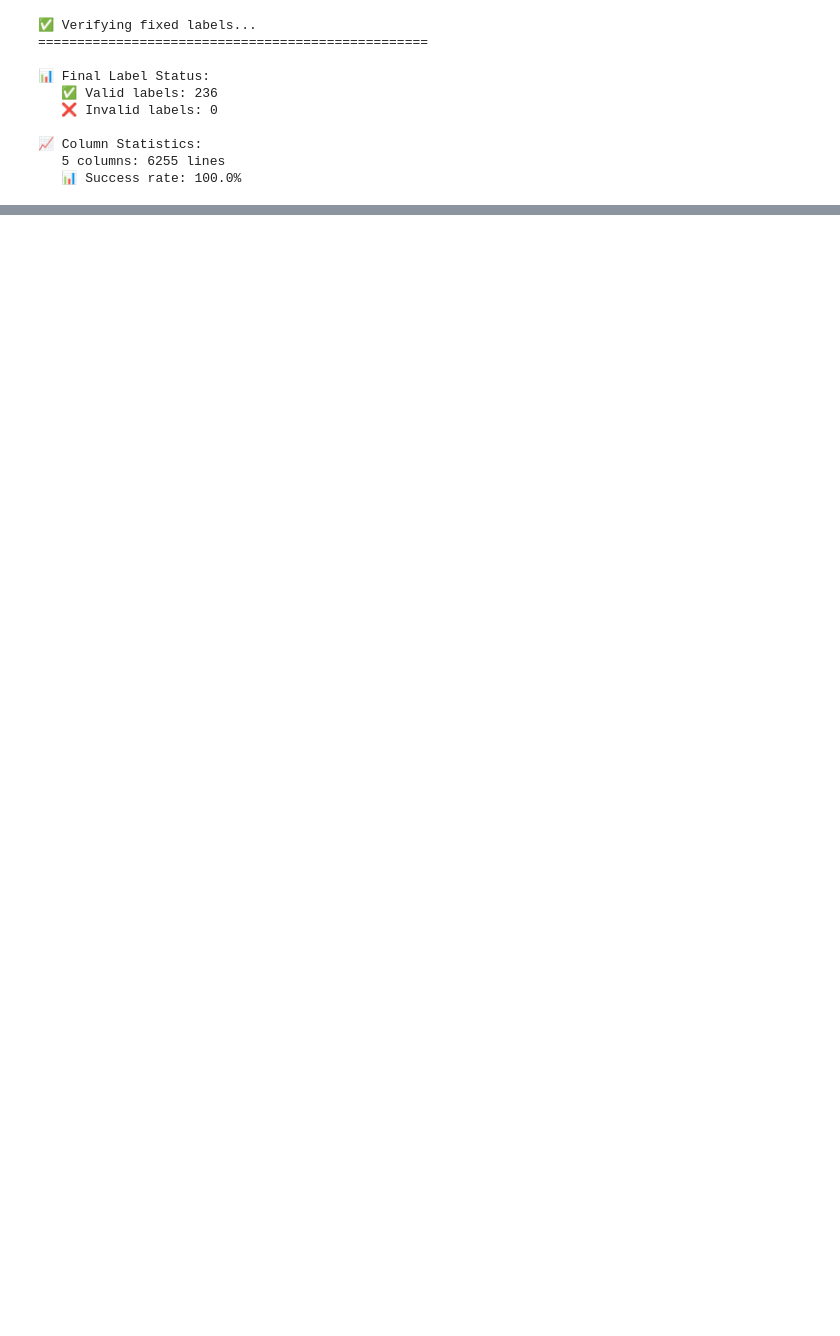
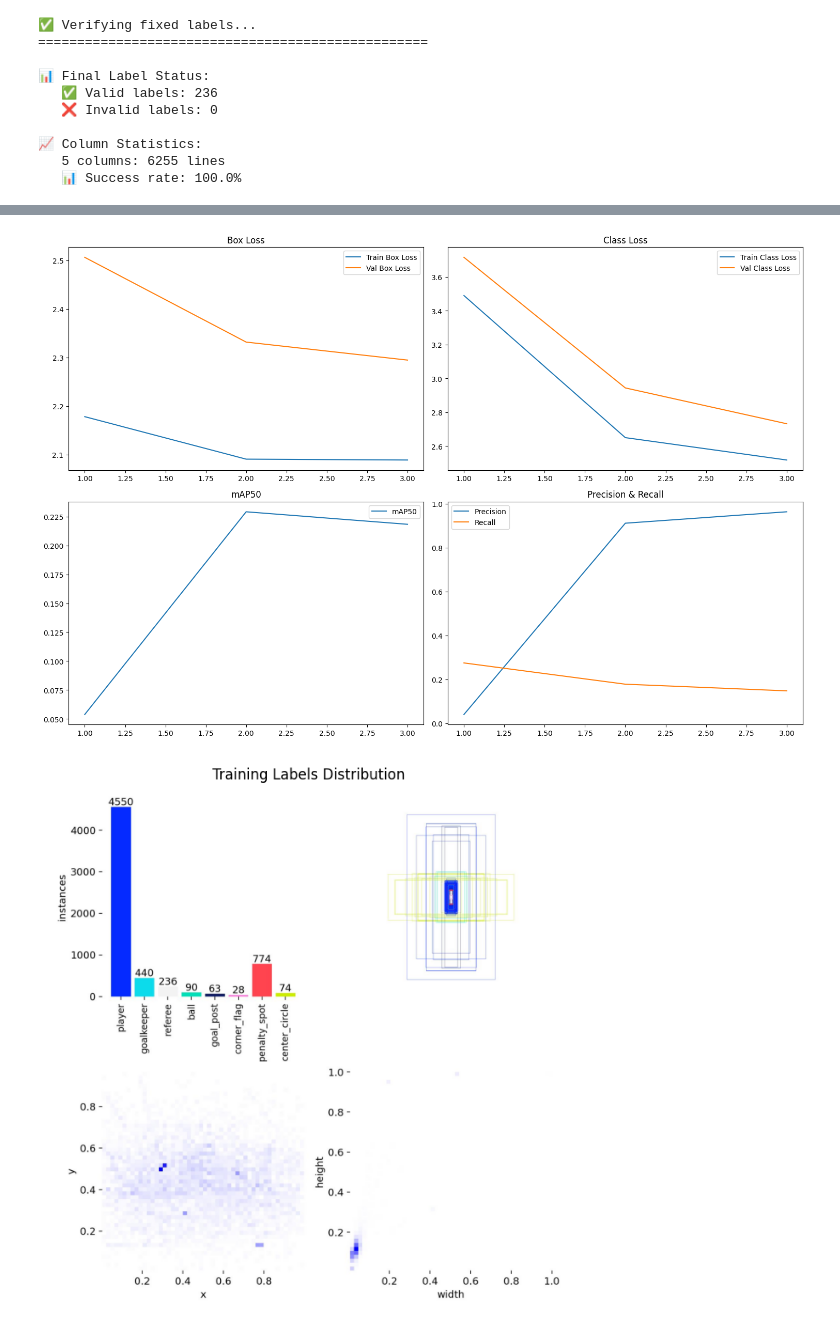
Before and after one commit to distil-comedy/real-time-football-analysis, a Jupyter notebook: football_analysis.ipynb, the cells around one changed output, grey strips where cells are left out. Drawn from its saved outputs; the diff is of its cells as text; code cells hidden in the pictures; blank space fills up the shorter version.

```diff
--- a/football_analysis.ipynb
+++ b/football_analysis.ipynb
@@ -866,0 +867,52 @@ Starting training for 3 epochs...
+# %%
+# Plot training results
+results_csv_path = '/content/football_analysis/runs/detect/train/results.csv'
+
+if os.path.exists(results_csv_path):
+    import pandas as pd
+    import matplotlib.pyplot as plt
+
+    # Read results
+    results = pd.read_csv(results_csv_path)
+
+    # Plot training metrics
+    fig, axes = plt.subplots(2, 2, figsize=(15, 10))
+
+    # Box loss
+    axes[0, 0].plot(results['epoch'], results['train/box_loss'], label='Train Box Loss')
+    axes[0, 0].plot(results['epoch'], results['val/box_loss'], label='Val Box Loss')
+    axes[0, 0].set_title('Box Loss')
+    axes[0, 0].legend()
+
+    # Class loss
+    axes[0, 1].plot(results['epoch'], results['train/cls_loss'], label='Train Class Loss')
+    axes[0, 1].plot(results['epoch'], results['val/cls_loss'], label='Val Class Loss')
+    axes[0, 1].set_title('Class Loss')
+    axes[0, 1].legend()
+
+    # mAP50
+    axes[1, 0].plot(results['epoch'], results['metrics/mAP50(B)'], label='mAP50')
+    axes[1, 0].set_title('mAP50')
+    axes[1, 0].legend()
+
+    # Precision and Recall
+    axes[1, 1].plot(results['epoch'], results['metrics/precision(B)'], label='Precision')
+    axes[1, 1].plot(results['epoch'], results['metrics/recall(B)'], label='Recall')
+    axes[1, 1].set_title('Precision & Recall')
+    axes[1, 1].legend()
+
+    plt.tight_layout()
+    plt.show()
+
+# Show the labels image generated during training
+labels_plot_path = '/content/football_analysis/runs/detect/train/labels.jpg'
+if os.path.exists(labels_plot_path):
+    labels_img = cv2.imread(labels_plot_path)
+    plt.figure(figsize=(12, 8))
+    plt.imshow(cv2.cvtColor(labels_img, cv2.COLOR_BGR2RGB))
+    plt.title('Training Labels Distribution')
+    plt.axis('off')
+    plt.show()
+# %% [output]
+[figure, added]
+[figure, added]
```
Also changed, not shown: parts of 14 cells of this notebook.
